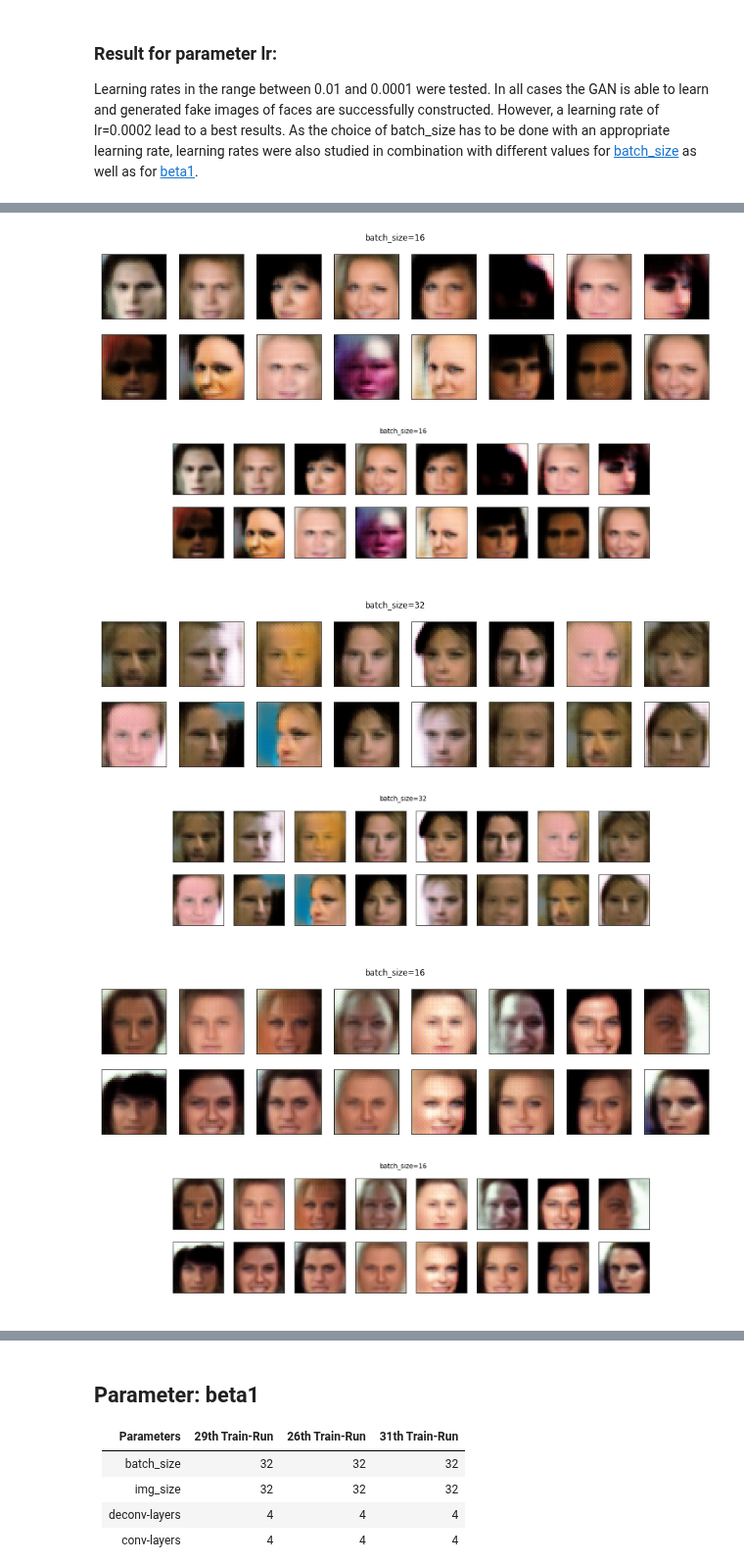
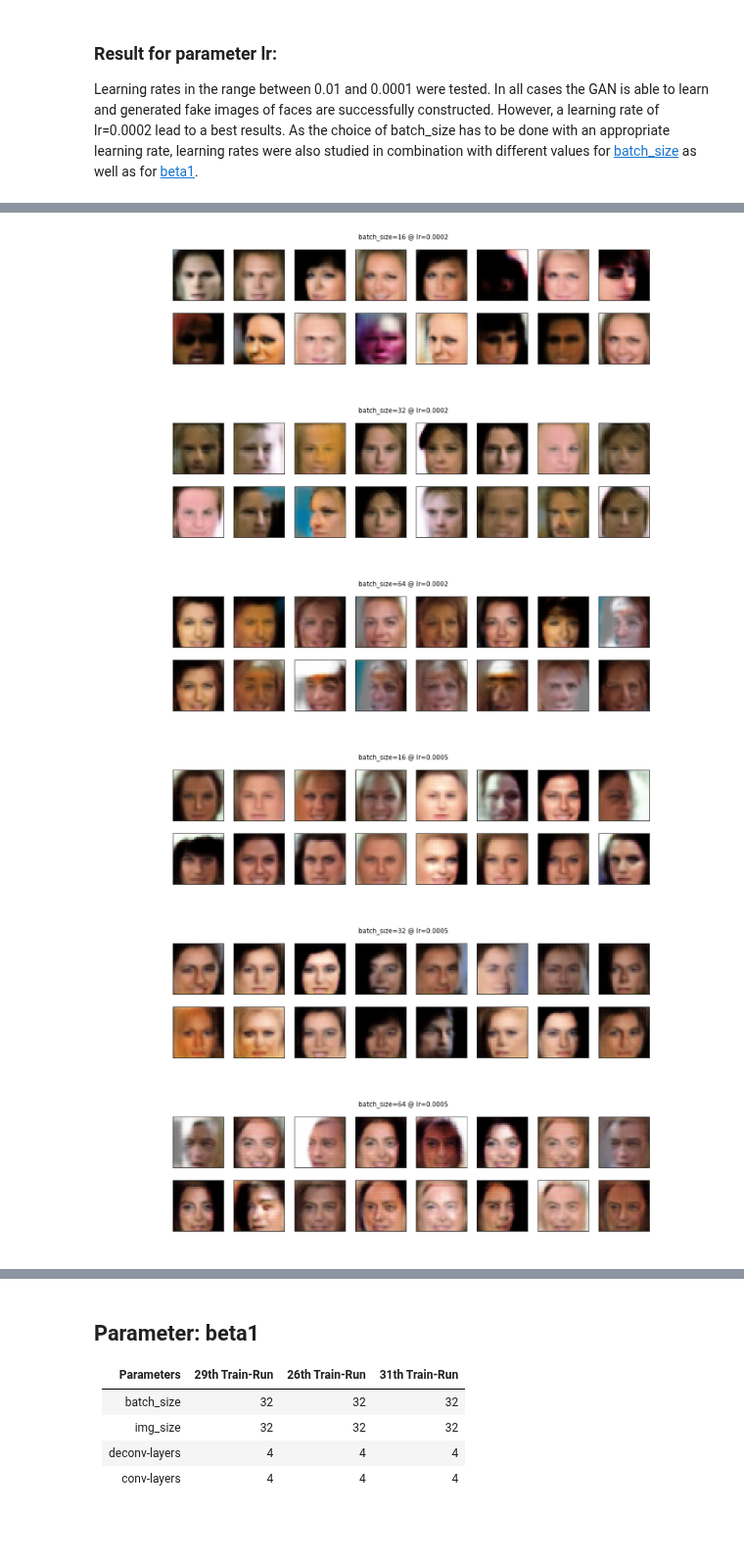
Before and after one commit to ddhartma/Face-Generation-with-DCGANs, a Jupyter notebook: parameter_beta1.ipynb, the cells around one changed output, grey strips where cells are left out. Shown at 98% size. Cells and saved outputs as stored; diff of their text form; code cells hidden in the pictures; blank space fills up the shorter version.

Commit message:
test: Test parameters Train36

```diff
--- a/parameter_beta1.ipynb
+++ b/parameter_beta1.ipynb
@@ -327,47 +326,47 @@ dropout             |   yes         |   yes         |   yes         |
 n_epochs            |   100         |   100         |   100         |
 # %%
 # batch_size=16, 32, 64 @ lr=0.0002
-parameter_list_name = ['batch_size=16','batch_size=32', 'batch_size=64']
+parameter_list_name = ['batch_size=16 @ lr=0.0002','batch_size=32 @ lr=0.0002', 'batch_size=64 @ lr=0.0002']
 train_num_list = [24, 26, 36]
-param_list = ['lr', 'lr', 'lr']
+param_list = ['lr', 'lr', 'batch_size']
 epoch_list = [100, 100, 100]
 for epoch, param, param_value_name, train_num in zip(epoch_list, param_list, parameter_list_name, train_num_list):
-
+    """
     # plot pkl file
     with open('training_results_pkl/train_' + str(train_num) + '_' + param + '_' + str(epoch) + '_samples.pkl', 'rb') as f:
         samples = pkl.load(f)
     _ = view_samples_2(-1, samples, train_num, param_value_name)
-
+    """
     # plot png file
     plt.figure(figsize=(40,20))
     img = plt.imread('image_sets/train_' + str(train_num) + '_' + str(param_value_name) + '.png')
     plt.axis('off')
     #plt.title(param_value)
     plt.imshow(img)
 
 
 # batch_size=16, 32, 64 @ lr=0.0005
-parameter_list_name = ['batch_size=16','batch_size=32', 'batch_size=64']
+parameter_list_name = ['batch_size=16 @ lr=0.0005','batch_size=32 @ lr=0.0005', 'batch_size=64 @ lr=0.0005']
 train_num_list = [38, 39, 40]
 param_list = ['batch_size', 'batch_size', 'batch_size']
 epoch_list = [100, 100, 90]
 for epoch, param, param_value_name, train_num in zip(epoch_list, param_list, parameter_list_name, train_num_list):
-
+    """
     # plot pkl file
     with open('training_results_pkl/train_' + str(train_num) + '_' + param + '_' + str(epoch) + '_samples.pkl', 'rb') as f:
         samples = pkl.load(f)
     _ = view_samples_2(-1, samples, train_num, param_value_name)
-
+    """
     # plot png file
     plt.figure(figsize=(40,20))
     img = plt.imread('image_sets/train_' + str(train_num) + '_' + str(param_value_name) + '.png')
     plt.axis('off')
     #plt.title(param_value)
     plt.imshow(img)
 # %% [output]
-[figure, old version]
+[figure, new version]
-[figure, old version]
+[figure, new version]
-[figure, old version]
+[figure, new version]
-[figure, old version]
+[figure, new version]
-[figure, old version]
+[figure, new version]
-[figure, old version]
+[figure, new version]
```
Also changed, not shown: parts of 7 cells of this notebook, 12 other files.
